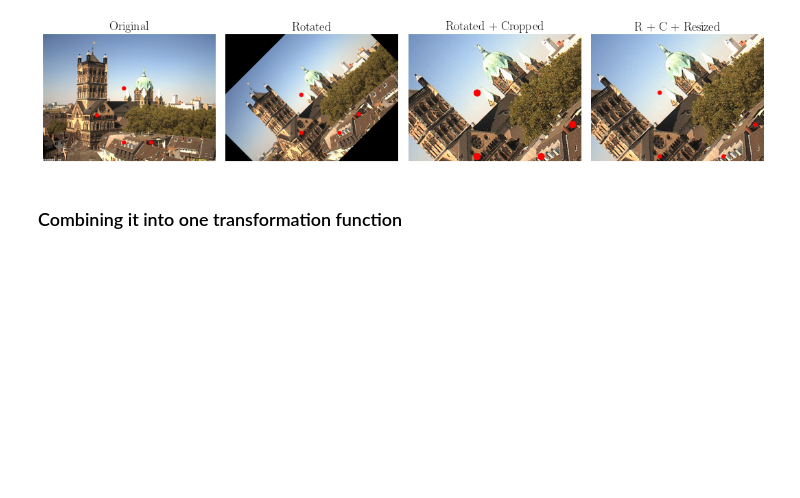
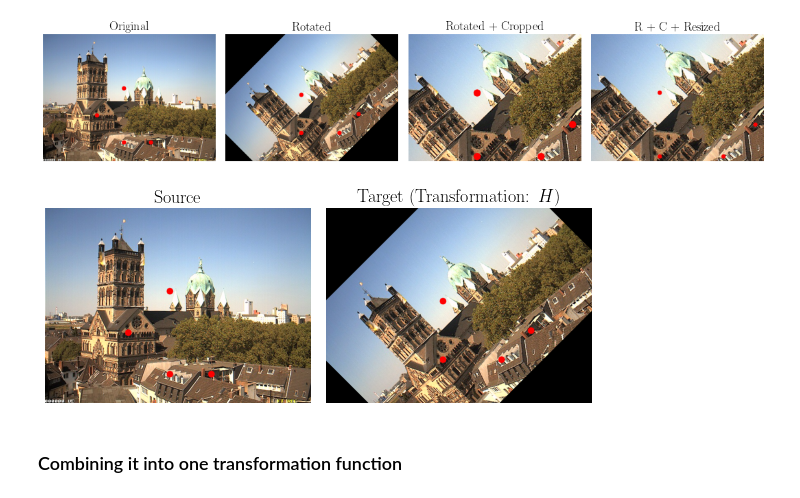
Before and after one commit to bpiyush/rotation-equivariant-lfm, a Jupyter notebook: notebooks/test_rotation_with_padding.ipynb, the cells around one changed output. Cells and saved outputs as stored; diff of their text form; code cells hidden in the pictures; blank space fills up the shorter version.

Commit message:
Adds figure with effect of cropping after rotation (sample)

```diff
--- a/notebooks/test_rotation_with_padding.ipynb
+++ b/notebooks/test_rotation_with_padding.ipynb
@@ -195,6 +197,15 @@ show_grid_of_images(
 )
 # %% [output]
 [figure]
+# %%
+show_grid_of_images(
+    images=[image_with_kps, rotated_with_kps],
+    subtitles=["Source", "Target (Transformation: $H$)"],
+    save=False,
+    save_path="../Figures/rot_crop_3.pdf"
+)
+# %% [output]
+[figure, added]
 # %% [markdown]
 ### Combining it into one transformation function
 # %%
```
Also changed, not shown: parts of 3 cells of this notebook, 3 other files.
